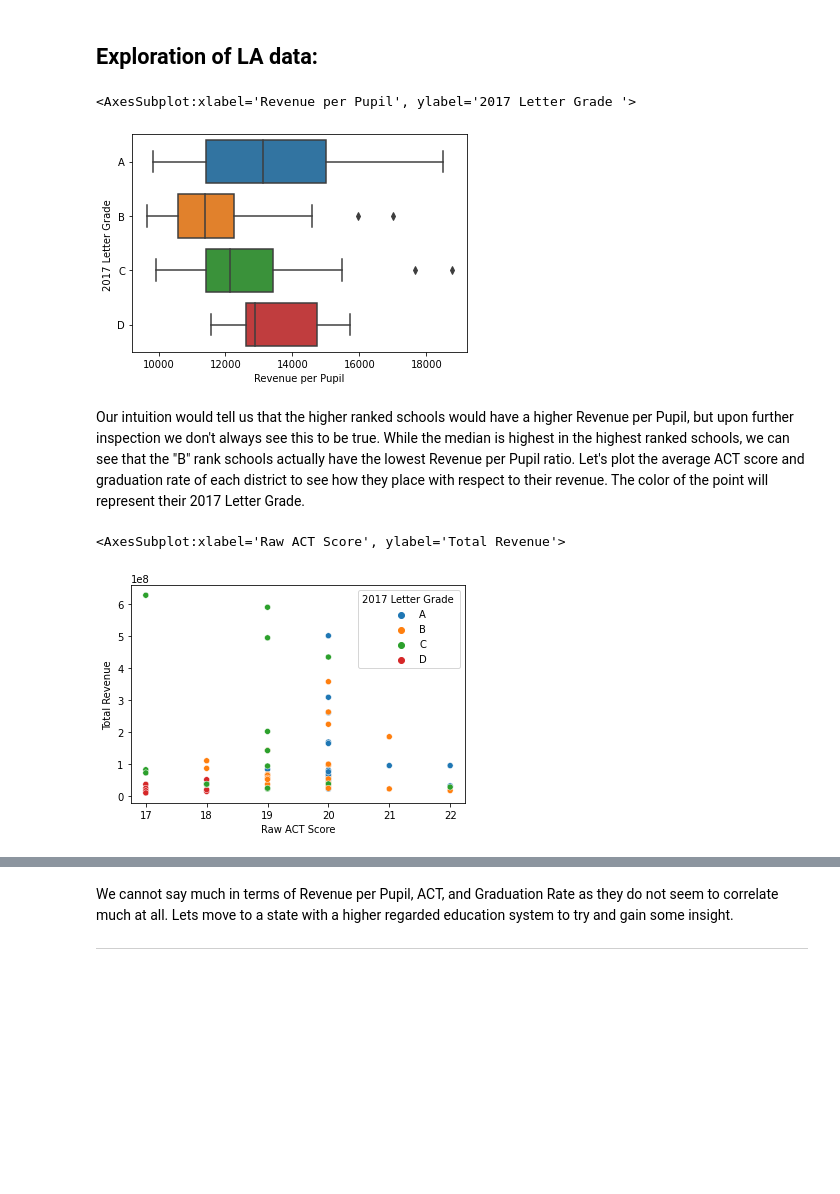
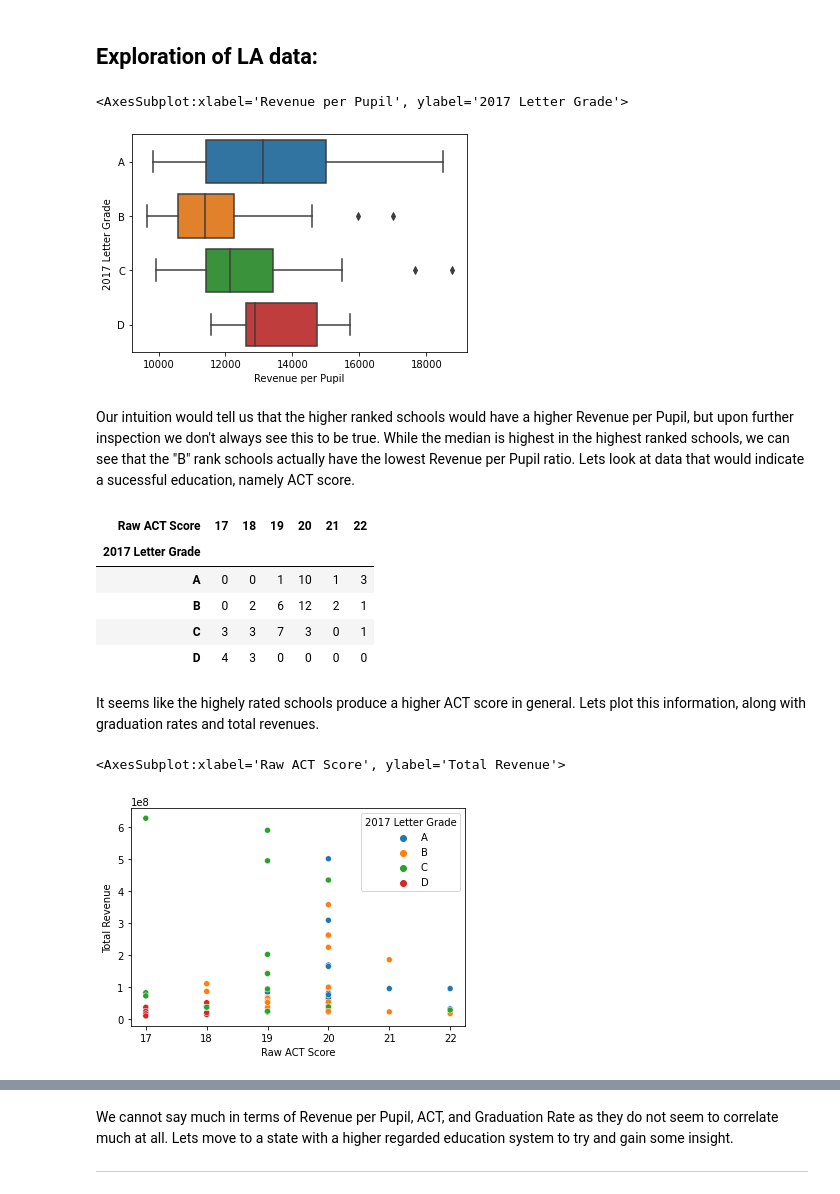
Before and after one commit to NickOuellet/NickOuellet.github.io, a Jupyter notebook: Final_Tutorial.ipynb, the cells around one changed output, grey strips where cells are left out. Saved outputs shown, nothing was run; the diff lists cells and outputs as text; code cells hidden in the pictures; blank space fills up the shorter version.

Commit message:
added crosstab table,markdowns, and updated index.html

```diff
--- a/Final_Tutorial.ipynb
+++ b/Final_Tutorial.ipynb
@@ -236,7 +236,7 @@ grades_df = grades_df.drop(columns = ['2017 Annual DPS ',
        ' Cohort Graduation Rate Index \n(Points Earned for Cohort Graduation Rate)  \n (2014-15 Cohort)*',
        ' Cohort Graduation Rate (Actual Graduation Rate) (2014-15 Cohort)**',
        '2016 Progress Points',' Cohort Graduation Rate Index \n(Points Earned for Cohort Graduation Rate)      \n(2015-16 Cohort)*'])
-grades_df = grades_df.rename(columns={" Cohort Graduation Rate (Actual Graduation Rate) (2015-16 Cohort)**":"Graduation Rate"})
+grades_df = grades_df.rename(columns={" Cohort Graduation Rate (Actual Graduation Rate) (2015-16 Cohort)**":"Graduation Rate", "2017 Letter Grade ": "2017 Letter Grade"})
 info_df = info_df.drop(31).reset_index().drop(["index"], axis=1)
 # %% [markdown]
 As of now, the ACT assesment index does not mean much. We will translate the ACT index score to an average score reflective of the actual ACT scores achieved by students. The scale is as follows ([from louisianabelieves.com](https://www.louisianabelieves.com/docs/default-source/district-support/using-the-school-performance-score-calculator.pdf)): <br/>
@@ -292,15 +292,27 @@ la_df.head()
 # %% [markdown]
 ## Exploration of LA data:
 # %%
-sns.boxplot(x=la_df["Revenue per Pupil"],y=la_df["2017 Letter Grade "],order=["A","B","C","D"])
+sns.boxplot(x=la_df["Revenue per Pupil"],y=la_df["2017 Letter Grade"],order=["A","B","C","D"])
 # %% [output]
-<AxesSubplot:xlabel='Revenue per Pupil', ylabel='2017 Letter Grade '>
+<AxesSubplot:xlabel='Revenue per Pupil', ylabel='2017 Letter Grade'>
 [figure]
 # %% [markdown]
-Our intuition would tell us that the higher ranked schools would have a higher Revenue per Pupil, but upon further inspection we don't always see this to be true. While the median is highest in the highest ranked schools, we can see that the "B" rank schools actually have the lowest Revenue per Pupil ratio. Let's plot the average ACT score and graduation rate of each district to see how they place with respect to their revenue. The color of the point will represent their 2017 Letter Grade.
+Our intuition would tell us that the higher ranked schools would have a higher Revenue per Pupil, but upon further inspection we don't always see this to be true. While the median is highest in the highest ranked schools, we can see that the "B" rank schools actually have the lowest Revenue per Pupil ratio. Lets look at data that would indicate a sucessful education, namely ACT score.
+# %%
+act_table = pd.crosstab(la_df["2017 Letter Grade"], la_df["Raw ACT Score"])
+act_table
+# %% [output]
+| Raw ACT Score | 17 | 18 | 19 | 20 | 21 | 22 |
+| 2017 Letter Grade |  |  |  |  |  |  |
+| A | 0 | 0 | 1 | 10 | 1 | 3 |
+| B | 0 | 2 | 6 | 12 | 2 | 1 |
+| C | 3 | 3 | 7 | 3 | 0 | 1 |
+| D | 4 | 3 | 0 | 0 | 0 | 0 |
+# %% [markdown]
+It seems like the highely rated schools produce a higher ACT score in general. Lets plot this information, along with graduation rates and total revenues.
 # %%
-sns.scatterplot(y=la_df["Total Revenue"], x = la_df["Raw ACT Score"], data=la_df, hue=la_df["2017 Letter Grade "],hue_order=["A","B","C","D"])
+sns.scatterplot(y=la_df["Total Revenue"], x = la_df["Raw ACT Score"], data=la_df, hue=la_df["2017 Letter Grade"],hue_order=["A","B","C","D"])
 # %% [output]
 <AxesSubplot:xlabel='Raw ACT Score', ylabel='Total Revenue'>
-[figure, old version]
+[figure, new version]
 # %%
```
Also changed, not shown: parts of 4 cells of this notebook, 1 other file.
